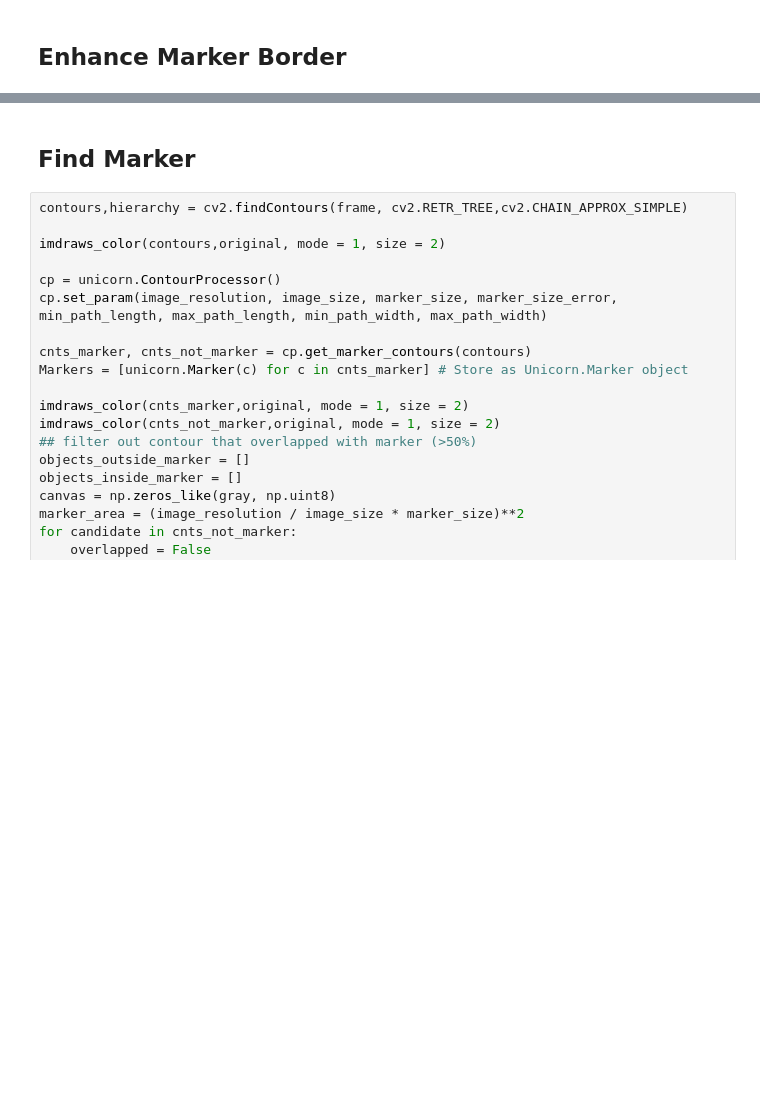
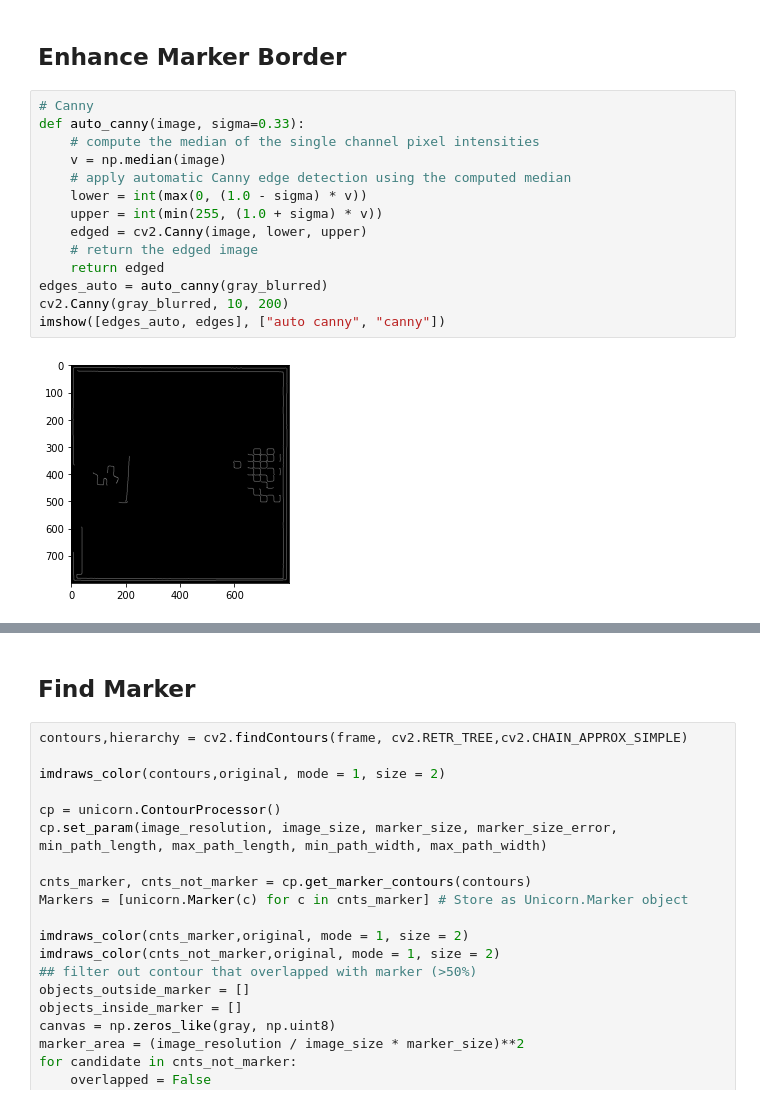
Before and after one commit to teerameth/Module6-7, a Jupyter notebook: MileStone27.ipynb, the cells around one changed output, grey strips where cells are left out. Drawn from its saved outputs; the diff is of its cells as text; blank space fills up the shorter version.

```diff
--- a/MileStone27.ipynb
+++ b/MileStone27.ipynb
@@ -52,5 +52,21 @@ if UnsharpMaskBeforeFindMarker:
 # %% [markdown]
 ## Enhance Marker Border
+# %%
+# Canny
+def auto_canny(image, sigma=0.33):
+	# compute the median of the single channel pixel intensities
+	v = np.median(image)
+	# apply automatic Canny edge detection using the computed median
+	lower = int(max(0, (1.0 - sigma) * v))
+	upper = int(min(255, (1.0 + sigma) * v))
+	edged = cv2.Canny(image, lower, upper)
+	# return the edged image
+	return edged
+edges_auto = auto_canny(gray_blurred)
+cv2.Canny(gray_blurred, 10, 200)
+imshow([edges_auto, edges], ["auto canny", "canny"])
+# %% [output]
+[figure, added]
 # %%
 kernel = np.ones(BlurKernelSize,np.uint8)
 # Find Marker borer by difference
```
Also changed, not shown: parts of 5 cells of this notebook, 16 other files.
